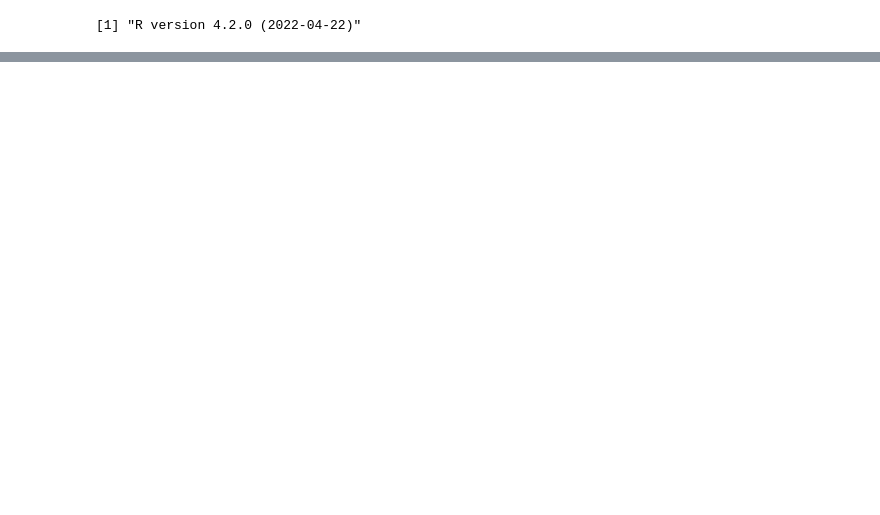
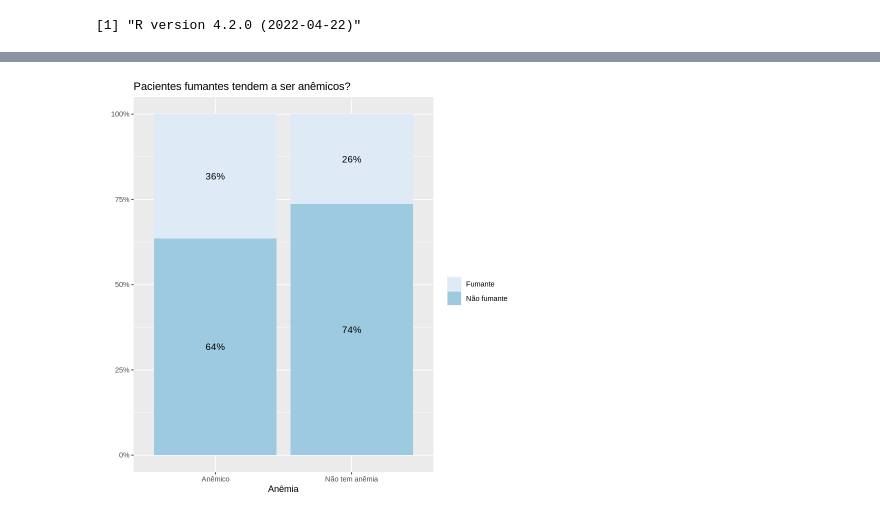
Before and after one commit to aamgoulart/heart-failure-analysis, a Jupyter notebook: Trabalho_final_Prob.ipynb, the cells around one changed output, grey strips where cells are left out. Drawn from its saved outputs; the diff is of its cells as text; code cells hidden in the pictures; blank space fills up the shorter version.

```diff
--- a/Trabalho_final_Prob.ipynb
+++ b/Trabalho_final_Prob.ipynb
@@ -49,0 +61,28 @@ dataset$age
+# %%
+value <- c(
+  sum(heart_data['smoking']=='Fumante' & heart_data['anaemia']=='Anêmico'),
+  sum(heart_data['smoking']=='Fumante' & heart_data['anaemia']=='Não tem anêmia'),
+  sum(heart_data['smoking']=='Não fumante' & heart_data['anaemia']=='Anêmico'),
+  sum(heart_data['smoking']=='Não fumante' & heart_data['anaemia']=='Não tem anêmia')
+)
+value2 <- c (
+  round(sum(heart_data['smoking']=='Fumante' & heart_data['anaemia']=='Anêmico')/sum(heart_data['anaemia']=='Anêmico'), 2),
+  round(sum(heart_data['smoking']=='Fumante' & heart_data['anaemia']=='Não tem anêmia')/sum(heart_data['anaemia']=='Não tem anêmia'),2),
+  round(sum(heart_data['smoking']=='Não fumante' & heart_data['anaemia']=='Anêmico')/sum(heart_data['anaemia']=='Anêmico'),
+2),
+  round(sum(heart_data['smoking']=='Não fumante' & heart_data['anaemia']=='Não tem anêmia')/sum(heart_data['anaemia']=='Não tem anêmia'),2)
+)
+condition <- rep(c('Não tem anêmia', 'Anêmico') , 2)
+var_smoking <- c(rep("Fumante" , 2) , rep("Não fumante" , 2))
+df_smoking_and_anaemia <- data.frame(var_smoking,condition,value, value2)
+# %%
+ggplot(df_smoking_and_anaemia, aes(fill=var_smoking, y=value, x=condition)) +
+  geom_col(position="fill", stat="identity")+
+  geom_text(aes(label=paste(value2*100, "%", sep="")), position = position_fill(vjust = 0.5), color="black", size=4) +
+  scale_fill_brewer(palette="Blues") +
+  ggtitle("Pacientes fumantes tendem a ser anêmicos?") +
+  xlab("Anêmia") +
+  ylab("") +
+  guides(fill=guide_legend(title="")) +
+  scale_y_continuous(labels = scales::percent)
+# %% [output]
@@ -49,0 +91 @@ dataset$age
+[figure, added]
```
Also changed, not shown: parts of 14 cells of this notebook.
